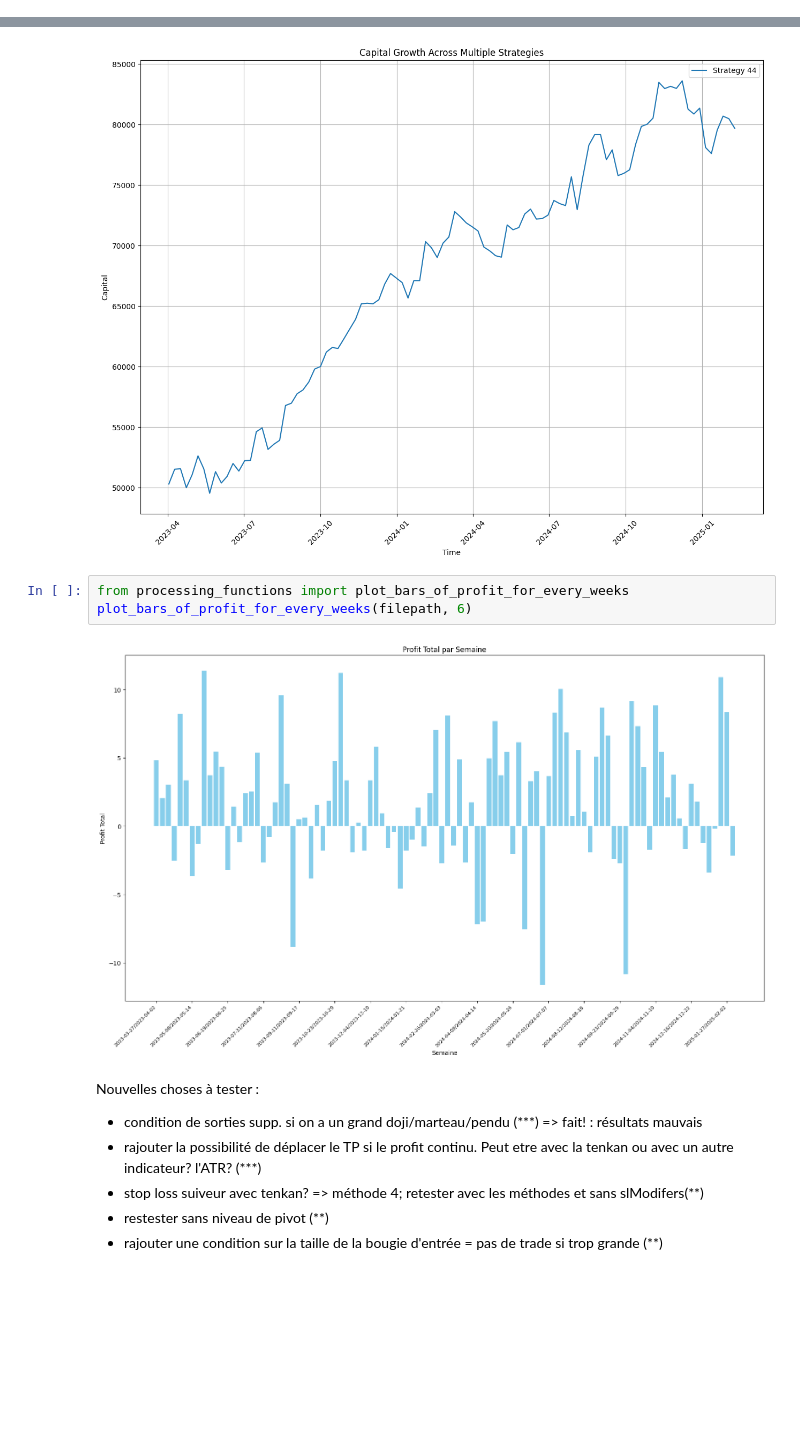
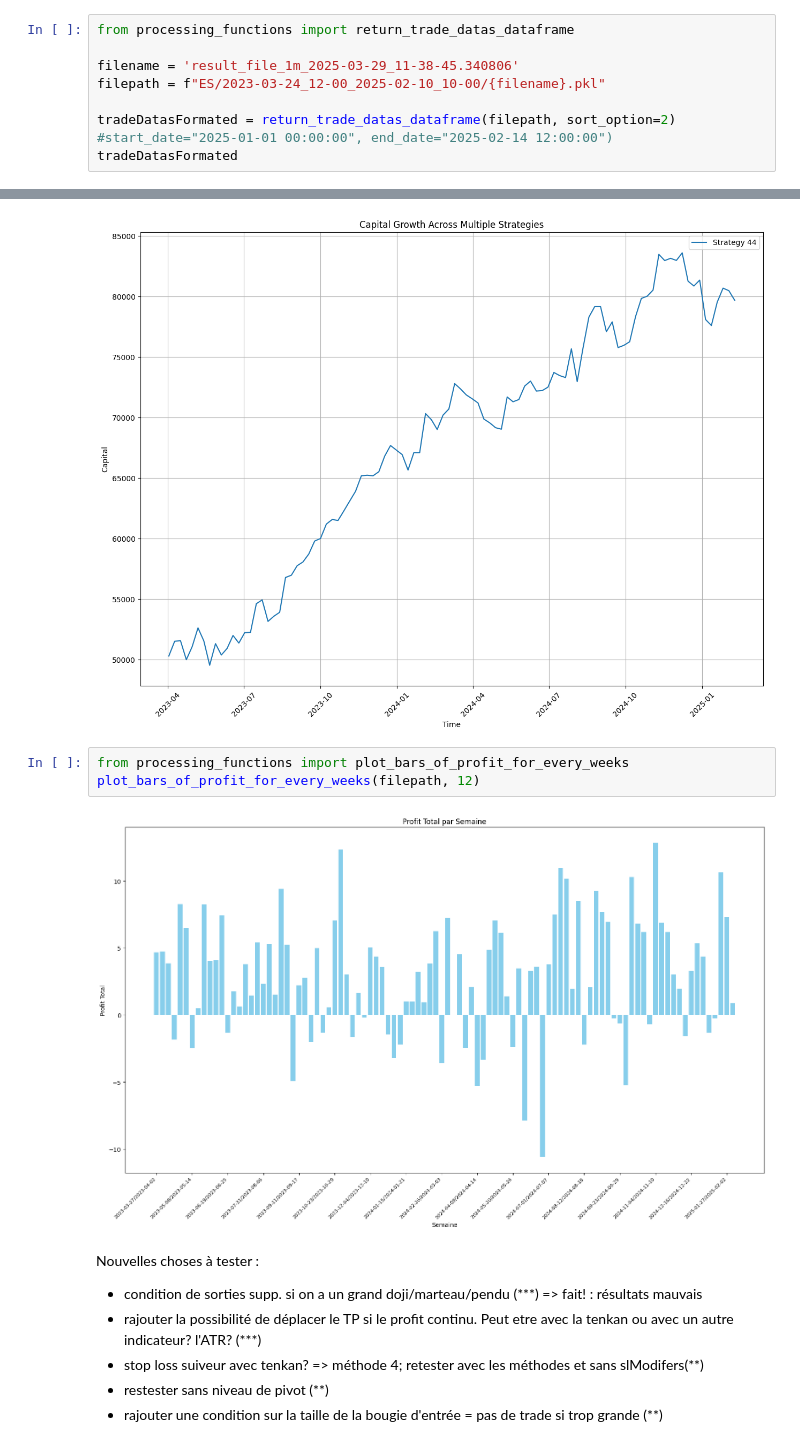
Before and after one commit to tessanix/Backtest_Trading, a Jupyter notebook: strategies_backtest.ipynb, the cells around one changed output, grey strips where cells are left out. Saved outputs shown, nothing was run; the diff lists cells and outputs as text; blank space fills up the shorter version.

```diff
--- a/strategies_backtest.ipynb
+++ b/strategies_backtest.ipynb
@@ -252,0 +313,8 @@ tradeDatasFormated # with SSB AND SSA on higher timeframe
+# %%
+from processing_functions import return_trade_datas_dataframe
+
+filename = 'result_file_1m_2025-03-29_11-38-45.340806'
+filepath = f"ES/2023-03-24_12-00_2025-02-10_10-00/{filename}.pkl"
+
+tradeDatasFormated = return_trade_datas_dataframe(filepath, sort_option=2) #start_date="2025-01-01 00:00:00", end_date="2025-02-14 12:00:00")
+tradeDatasFormated
@@ -304,9 +394,9 @@ plot_backtested_return_curve(pathOfData='trade_datas/'+filepath,
 [figure]
 # %%
 from processing_functions import plot_bars_of_profit_for_every_weeks
-plot_bars_of_profit_for_every_weeks(filepath, 6)
+plot_bars_of_profit_for_every_weeks(filepath, 12)
 # %% [output]
-[figure, old version]
+[figure, new version]
 # %% [markdown]
 Nouvelles choses à tester :
 - condition de sorties supp. si on a un grand doji/marteau/pendu (***) => fait! : résultats mauvais
```
Also changed, not shown: parts of 11 cells of this notebook, 5 other files.
